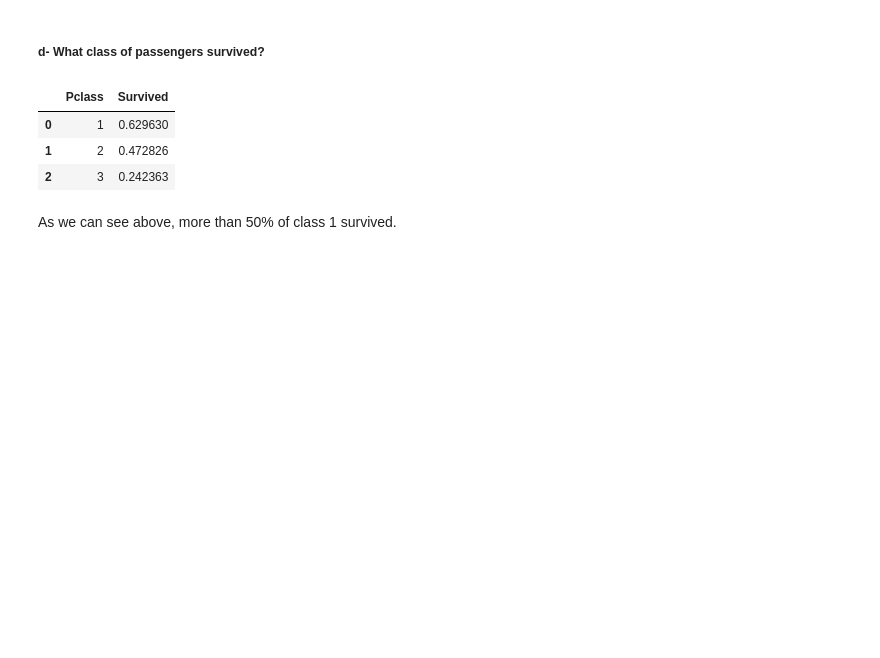
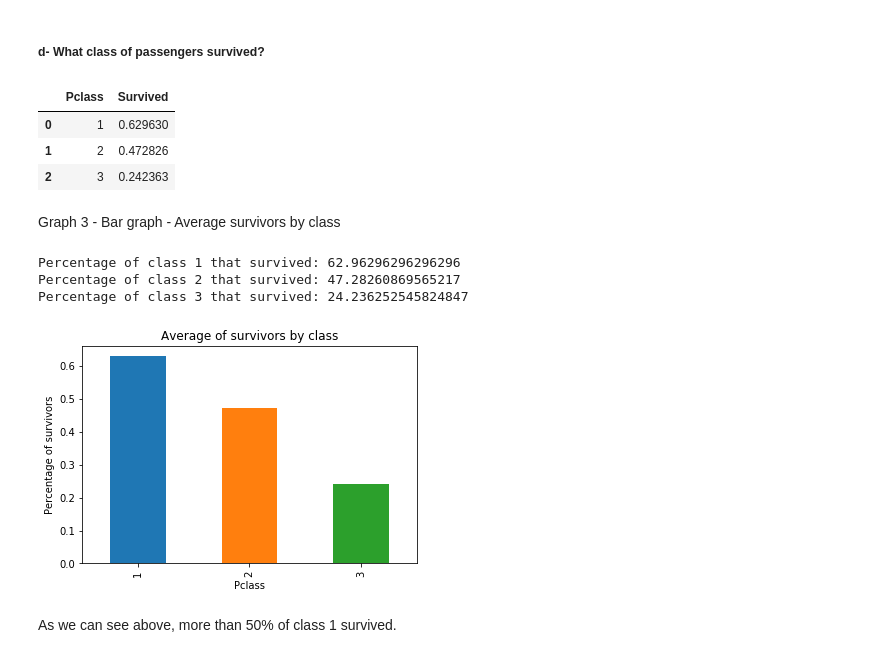
Before and after one commit to romulloferreira/Titanic_Dataset, a Jupyter notebook: Titanic_Dataset.ipynb, the cells around one changed output. Drawn from its saved outputs; the diff is of its cells as text; code cells hidden in the pictures; blank space fills up the shorter version.

```diff
--- a/Titanic_Dataset.ipynb
+++ b/Titanic_Dataset.ipynb
@@ -269,6 +292,23 @@ df_titanic[['Pclass', 'Survived']].groupby(['Pclass'], as_index=False).mean()
 | 0 | 1 | 0.629630 |
 | 1 | 2 | 0.472826 |
 | 2 | 3 | 0.242363 |
+# %% [markdown]
+Graph 3 - Bar graph - Average survivors by class
+# %%
+print("Percentage of class 1 that survived:", df_titanic["Survived"][df_titanic["Pclass"] == 1].value_counts(normalize = True)[1]*100)
+
+print("Percentage of class 2 that survived:", df_titanic["Survived"][df_titanic["Pclass"] == 2].value_counts(normalize = True)[1]*100)
+
+print("Percentage of class 3 that survived:", df_titanic["Survived"][df_titanic["Pclass"] == 3].value_counts(normalize = True)[1]*100)
+
+
+df_titanic.groupby(["Pclass"]).mean()["Survived"].plot(kind="bar", title="Average of survivors by class")
+plt.ylabel('Percentage of survivors');
+# %% [output]
+Percentage of class 1 that survived: 62.96296296296296
+Percentage of class 2 that survived: 47.28260869565217
+Percentage of class 3 that survived: 24.236252545824847
+[figure, added]
 # %% [markdown]
 As we can see above, more than 50% of class 1 survived.
 # %% [markdown]
```
Also changed, not shown: parts of 9 cells of this notebook.
